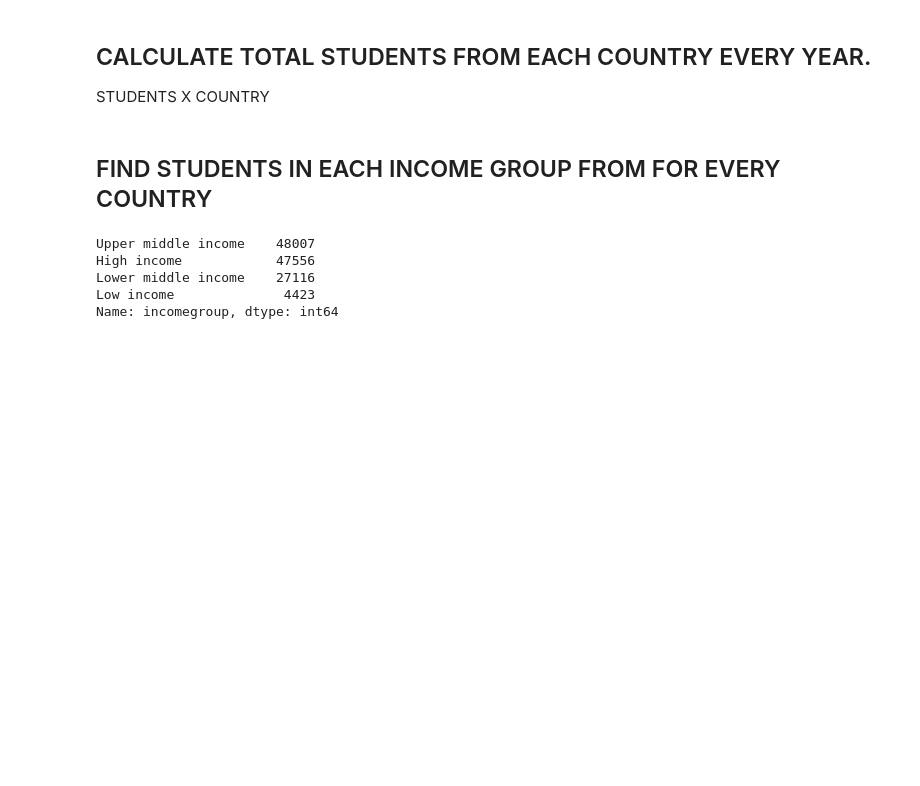
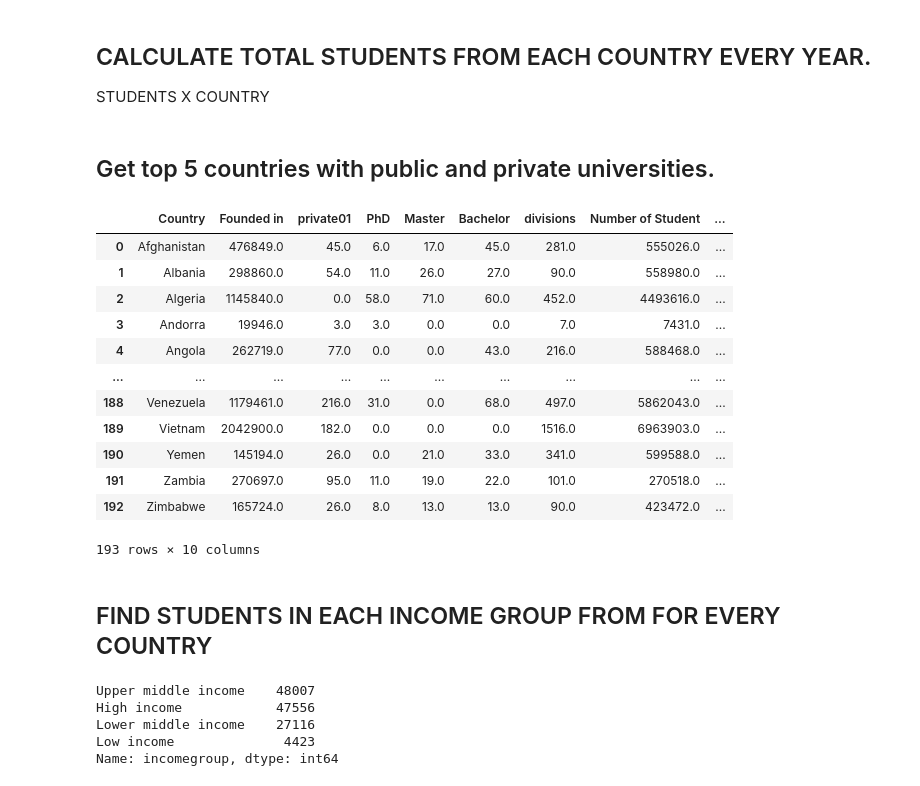
Before and after one commit to hannanmustajab/University-Enrolment-Dashboad-D3.js-, a Jupyter notebook: DV-Preprocessing.ipynb, the cells around one changed output. Cells and saved outputs as stored; diff of their text form; code cells hidden in the pictures; blank space fills up the shorter version.

```diff
--- a/DV-Preprocessing.ipynb
+++ b/DV-Preprocessing.ipynb
@@ -87,6 +103,34 @@ grouped = df.groupby(['Country', 'year'])['Number of Student'].sum().unstack(0).
 grouped = grouped.fillna(0)
 grouped = grouped.rename(columns={'year':'time'})
 grouped.to_csv('csv/processed/students_by_country_year.csv', index=False)
+# %% [markdown]
+## Get top 5 countries with public and private universities.
+# %%
+# Create a new column for private/public
+df['type'] = np.where(df['private01'], 'private', 'public')
+
+# Create two new columns for private and public universities
+df['private_count'] = df['private01'].apply(lambda x: 1 if x else 0)
+df['public_count'] = df['private01'].apply(lambda x: 0 if x else 1)
+
+# Group the data by country and sum the private_count and public_count columns
+counts = df.groupby('Country').sum().reset_index()
+
+counts
+# %% [output]
+|  | Country | Founded in | private01 | PhD | Master | Bachelor | divisions | Number of Student | ... |
+| 0 | Afghanistan | 476849.0 | 45.0 | 6.0 | 17.0 | 45.0 | 281.0 | 555026.0 | ... |
+| 1 | Albania | 298860.0 | 54.0 | 11.0 | 26.0 | 27.0 | 90.0 | 558980.0 | ... |
+| 2 | Algeria | 1145840.0 | 0.0 | 58.0 | 71.0 | 60.0 | 452.0 | 4493616.0 | ... |
+| 3 | Andorra | 19946.0 | 3.0 | 3.0 | 0.0 | 0.0 | 7.0 | 7431.0 | ... |
+| 4 | Angola | 262719.0 | 77.0 | 0.0 | 0.0 | 43.0 | 216.0 | 588468.0 | ... |
+| ... | ... | ... | ... | ... | ... | ... | ... | ... | ... |
+| 188 | Venezuela | 1179461.0 | 216.0 | 31.0 | 0.0 | 68.0 | 497.0 | 5862043.0 | ... |
+| 189 | Vietnam | 2042900.0 | 182.0 | 0.0 | 0.0 | 0.0 | 1516.0 | 6963903.0 | ... |
+| 190 | Yemen | 145194.0 | 26.0 | 0.0 | 21.0 | 33.0 | 341.0 | 599588.0 | ... |
+| 191 | Zambia | 270697.0 | 95.0 | 11.0 | 19.0 | 22.0 | 101.0 | 270518.0 | ... |
+| 192 | Zimbabwe | 165724.0 | 26.0 | 8.0 | 13.0 | 13.0 | 90.0 | 423472.0 | ... |
+193 rows × 10 columns
 # %% [markdown]
 ## FIND STUDENTS IN EACH INCOME GROUP FROM FOR EVERY COUNTRY
 # %%
```
Also changed, not shown: parts of 8 cells of this notebook, 8 other files.
